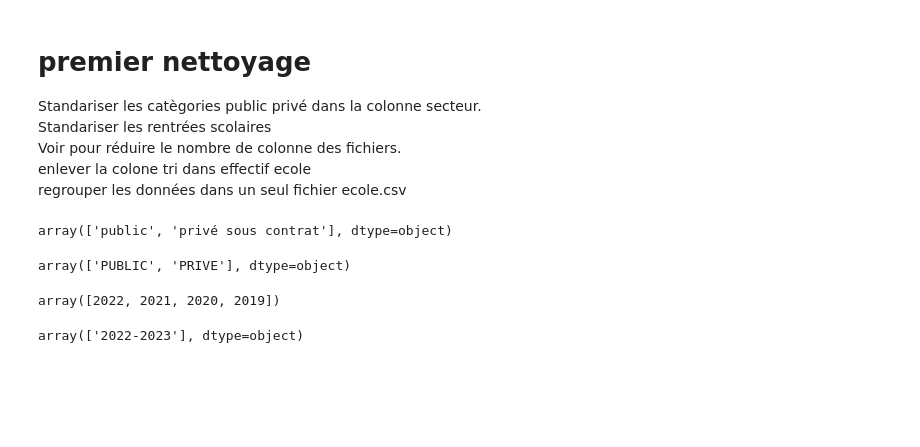
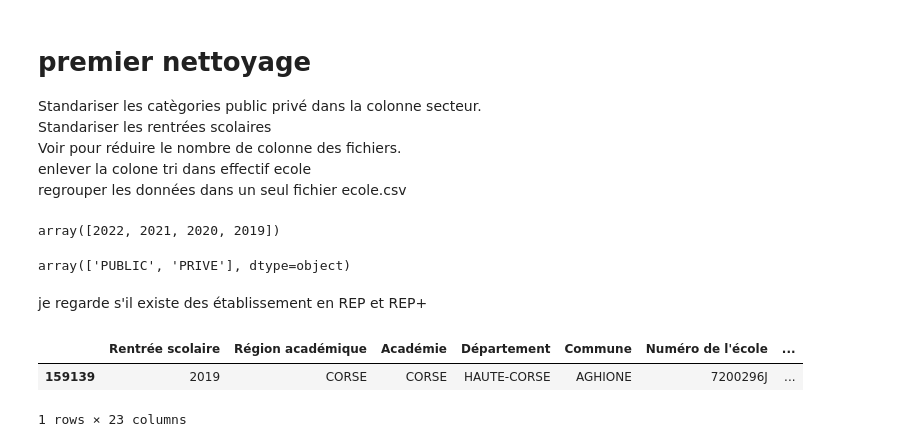
Before and after one commit to barrmath/data_educ, a Jupyter notebook: Preparation dataframe ecole.ipynb, the cells around one changed output. Drawn from its saved outputs; the diff is of its cells as text; code cells hidden in the pictures; blank space fills up the shorter version.

```diff
--- a/Preparation dataframe ecole.ipynb
+++ b/Preparation dataframe ecole.ipynb
@@ -81,8 +76,10 @@ Standariser les rentrées scolaires<br>
 Voir pour réduire le nombre de colonne des fichiers.<br>
 enlever la colone tri dans effectif ecole<br>
 regrouper les données dans un seul fichier ecole.csv<br>
-# %%
-ecole_stat['secteur'].unique()
-# %% [output]
-array(['public', 'privé sous contrat'], dtype=object)
+# %%
+effectif_prim['Rentrée scolaire'].unique()
+# %% [output]
+array([2022, 2021, 2020, 2019])
+# %%
+effectif_prim.drop(effectif_prim[effectif_prim['Rentrée scolaire'] == '\ufeffRentrée scolaire'].index,inplace=True)
 # %%
@@ -96,8 +88,0 @@ ecole_stat['secteur'].replace({'public':'PUBLIC','privé sous contrat':'PRIVE'},
-# %%
-effectif_prim['rentree_scolaire'].unique()
-# %% [output]
-array([2022, 2021, 2020, 2019])
-# %%
-ecole_stat['rentree_scolaire'].unique()
-# %% [output]
-array(['2022-2023'], dtype=object)
@@ -106,0 +89,11 @@ ecole_stat['rentree_scolaire'].replace({'2022-2023':2022},inplace=True)
+# %%
+# patronyme contient des Nan je les remplace par un espace
+effectif_prim['Patronyme'].fillna(" ",inplace=True)
+# %% [markdown]
+je regarde s'il existe des établissement en REP et REP+
+# %%
+effectif_prim[(effectif_prim['REP'] == 1) & (effectif_prim['REP +'] == 1)]
+# %% [output]
+|  | Rentrée scolaire | Région académique | Académie | Département | Commune | Numéro de l'école | ... |
+| 159139 | 2019 | CORSE | CORSE | HAUTE-CORSE | AGHIONE | 7200296J | ... |
+1 rows × 23 columns
```
Also changed, not shown: parts of 82 cells of this notebook, 12 other files.
